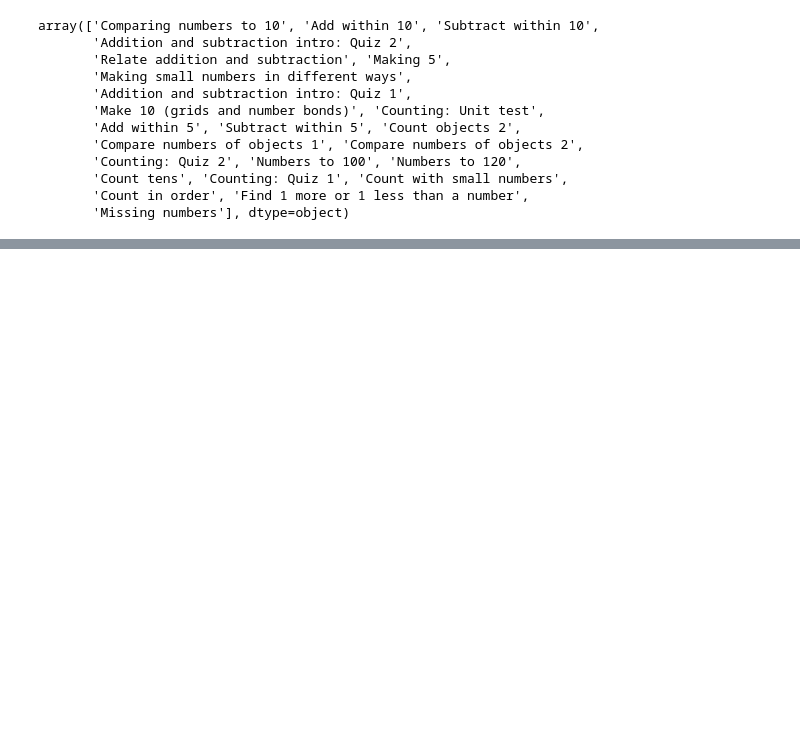
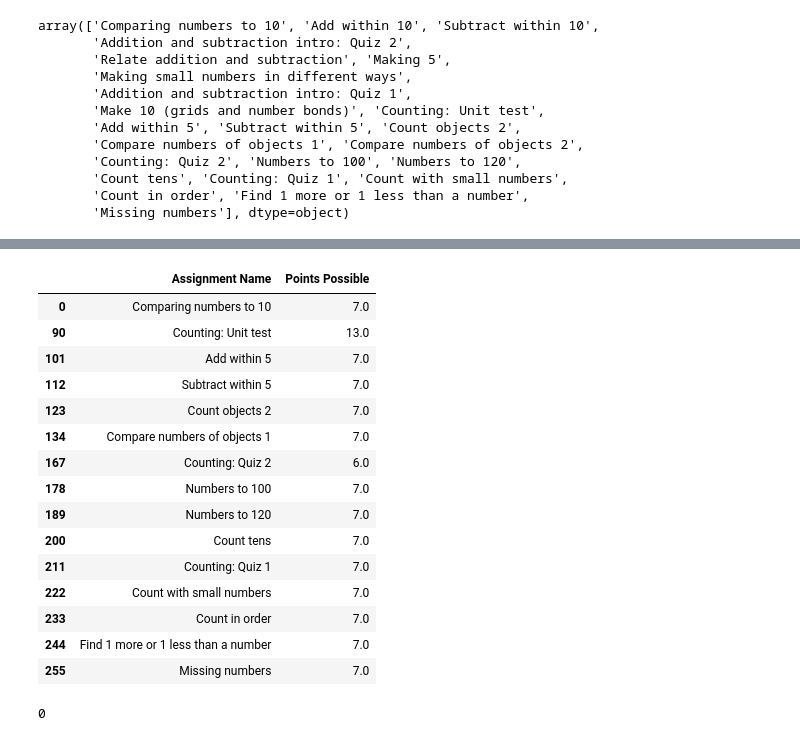
Before and after one commit to kle96/student-dashboard, a Jupyter notebook: data_cleaning/data_cleaning1.ipynb, the cells around one changed output, grey strips where cells are left out. Cells and saved outputs as stored; diff of their text form; code cells hidden in the pictures; blank space fills up the shorter version.

```diff
--- a/data_cleaning/data_cleaning1.ipynb
+++ b/data_cleaning/data_cleaning1.ipynb
@@ -246,0 +315,6 @@ array(['Comparing numbers to 10', 'Add within 10', 'Subtract within 10',
+# %%
+for index, row in df.iterrows():
+    if row['Assignment Name'] in df_nm_uniq:
+        print(df['Points Possible'][index])
+        print(df_names_points.loc[df_names_points['Assignment Name'] == df['Assignment Name'][index], 'Points Possible'])
+    break
@@ -246,0 +325,6 @@ array(['Comparing numbers to 10', 'Add within 10', 'Subtract within 10',
+# %%
+# Fill in missing values with the correct corresponding Points Possible
+for index, row in df.iterrows():
+    if row['Assignment Name'] in df_nm_uniq:
+        df['Points Possible'][index] = df_names_points.loc[df_names_points['Assignment Name'] == df['Assignment Name'][index], 'Points Possible']
+df.loc[df['Assignment Name'].isin(df_nm_uniq) == True, ['Assignment Name', 'Points Possible']]
@@ -246,0 +349,25 @@ array(['Comparing numbers to 10', 'Add within 10', 'Subtract within 10',
+# %%
+# Check rows to see if the missing numbers were filled properly for Possible Points
+df.loc[df['Assignment Name'].isin(df_nm_uniq)==True, ['Assignment Name', 'Points Possible']].drop_duplicates()
+# %% [output]
+|  | Assignment Name | Points Possible |
+| 0 | Comparing numbers to 10 | 7.0 |
+| 90 | Counting: Unit test | 13.0 |
+| 101 | Add within 5 | 7.0 |
+| 112 | Subtract within 5 | 7.0 |
+| 123 | Count objects 2 | 7.0 |
+| 134 | Compare numbers of objects 1 | 7.0 |
+| 167 | Counting: Quiz 2 | 6.0 |
+| 178 | Numbers to 100 | 7.0 |
+| 189 | Numbers to 120 | 7.0 |
+| 200 | Count tens | 7.0 |
+| 211 | Counting: Quiz 1 | 7.0 |
+| 222 | Count with small numbers | 7.0 |
+| 233 | Count in order | 7.0 |
+| 244 | Find 1 more or 1 less than a number | 7.0 |
+| 255 | Missing numbers | 7.0 |
+# %%
+# Check if there are any missing values in Possible Points
+df['Points Possible'].isna().sum()
+# %% [output]
+0
```
Also changed, not shown: parts of 7 cells of this notebook.
